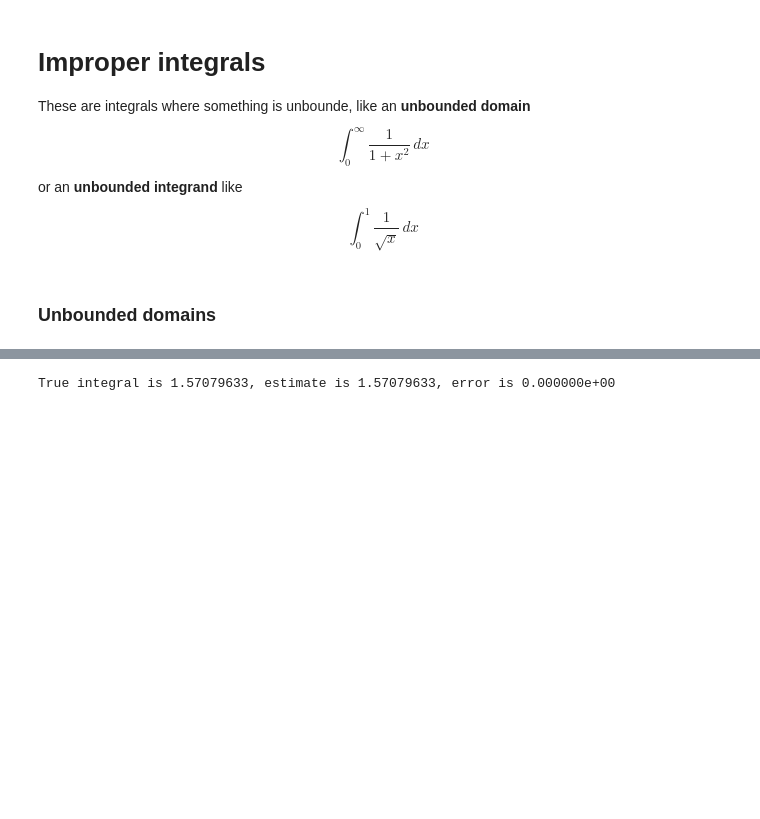
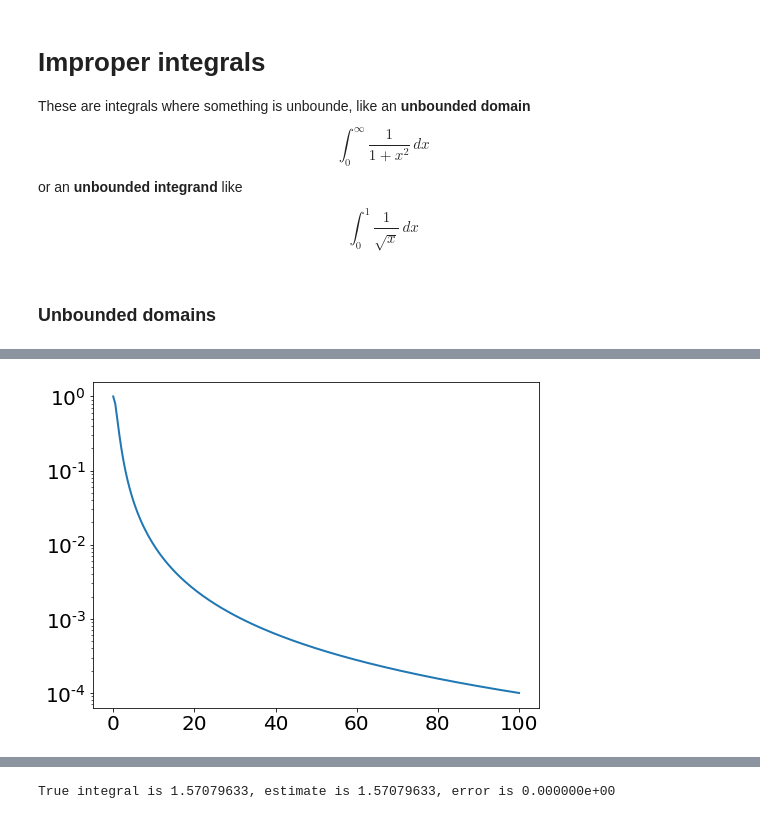
Before and after one commit to stephenbeckr/numerical-analysis-class, a Jupyter notebook: Demos/Ch4_ImproperIntegrals.ipynb, the cells around one changed output, grey strips where cells are left out. Cells and saved outputs as stored; diff of their text form; code cells hidden in the pictures; blank space fills up the shorter version.

```diff
--- a/Demos/Ch4_ImproperIntegrals.ipynb
+++ b/Demos/Ch4_ImproperIntegrals.ipynb
@@ -25,0 +30,4 @@ plt.loglog( xGrid, f(xGrid) );
+# %%
+plt.semilogy( xGrid, f(xGrid) );
+# %% [output]
+[figure, added]
```
Also changed, not shown: parts of 11 cells of this notebook.
